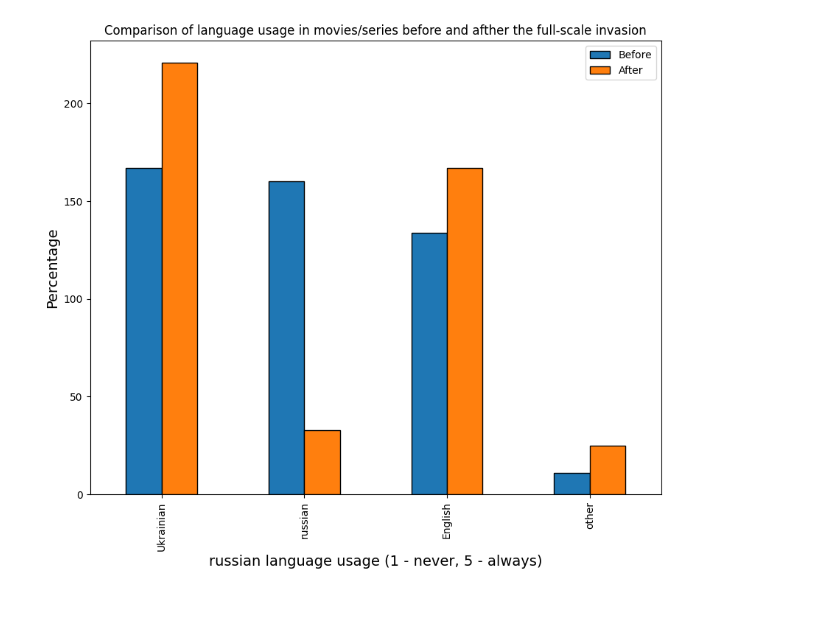
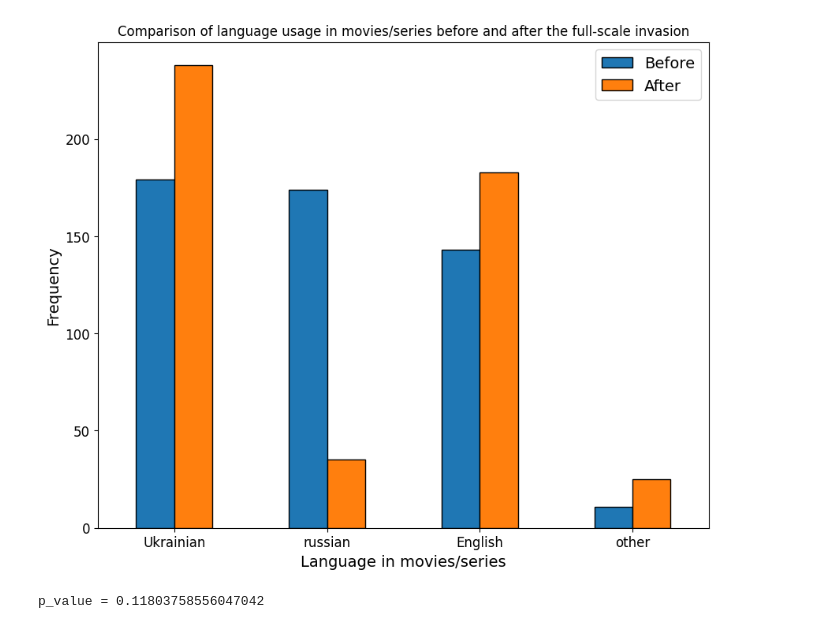
Before and after one commit to artemka169/statistic-and-probability-sem-2, a Jupyter notebook: main.ipynb, the cells around one changed output. Cells and saved outputs as stored; diff of their text form; code cells hidden in the pictures.

```diff
--- a/main.ipynb
+++ b/main.ipynb
@@ -9,6 +10,5 @@ from scipy import stats
 # %%
 data = pd.read_csv("data.csv")
-
 data = data.rename(columns={"Позначка часу": "time", "Ім'я користувача": "email", "Ваша стать?": "sex", "Ваш вік?":"age", "Чи є ви дійсним громадянином / громадянкою України?":"is_citizen", "З якого ви регіону України? (дуже умовний поділ, можете обрати два варіанти)":"region", "Чи проживаєте ви зараз на території України?":"where_live", "Наскільки часто ви використовували російську мову в повсякденному житті ДО початку повномасштабного вторгнення?":"lang_before", "Наскільки часто ви використовуєте російську мову в повсякденному житті зараз?":"lang_after", "Переглядаючи зарубіжний контент онлайн (фільми, серіали і тд), озвучку якою мовою ви використовували в більшості випадків ДО початку повномасштабного вторгнення? (можна обирати кілька варіантів)":"movies_before", "Переглядаючи зарубіжний контент онлайн (фільми, серіали і тд), озвучку якою мовою ви використовуєте зараз? (можна обирати кілька варіантів)":"movies_after", "Наскільки часто ви споживали контент російських авторів ДО початку повномасштабного вторшнення? (музика, фільми, ютуб канали, сторінки в соціальних мережах і тд)":"content_before", "Наскільки часто ви споживаєте контент російських авторів зараз? (музика, фільми, ютуб канали, сторінки в соціальних мережах і тд)":"content_after", "Маєте коментарі щодо опитування? Лишайте їх тут!":"comments"})
 data["sex"] = data["sex"].replace(['Чоловіча'], 'Male')
 data["sex"] = data["sex"].replace(['Жіноча'], 'Female')
@@ -17,10 +17,13 @@ data["sex"] = data["sex"].replace(['Небінарна'], 'NB')
 data["is_citizen"] = data["is_citizen"].replace(['Так'], 'yes')
 data = data[data["is_citizen"] == "yes"]
 
+data["region"] = data["region"].str.split(";")
+
+
+data["movies_before"] = data["movies_before"].str.split(";")
+data["movies_after"] = data["movies_after"].str.split(";")
+
 for _ in range (len(data)):
-    data["region"].iloc[_] = data["region"].iloc[_].split(";")
-    if data["region"].iloc[_] is not list:
-        data["region"].iloc[_] = list(data["region"].iloc[_])
     for i in range(len(data["region"].iloc[_])):
         if data["region"].iloc[_][i] == "Центральна/Північна Україна":
             data["region"].iloc[_][i] = "Сentral-north"
@@ -31,9 +34,6 @@ for _ in range (len(data)):
         elif data["region"].iloc[_][i] == "Південна Україна":
             data["region"].iloc[_][i] = "South"
 
-    data["movies_before"].iloc[_] = data["movies_before"].iloc[_].split(";")
-    if data["movies_before"].iloc[_] is not list:
-        data["movies_before"].iloc[_] = list(data["movies_before"].iloc[_])
     for i in range(len(data["movies_before"].iloc[_])):
         if data["movies_before"].iloc[_][i] == "Українською":
             data["movies_before"].iloc[_][i] = "Ukrainian"
@@ -43,9 +43,6 @@ for _ in range (len(data)):
             data["movies_before"].iloc[_][i] = "russian"
         else: data["movies_before"].iloc[_][i] = "other"
 
-    data["movies_after"].iloc[_] = data["movies_after"].iloc[_].split(";")
-    if data["movies_after"].iloc[_] is not list:
-        data["movies_after"].iloc[_] = list(data["movies_after"].iloc[_])
     for i in range(len(data["movies_after"].iloc[_])):
         if data["movies_after"].iloc[_][i] == "Українською":
             data["movies_after"].iloc[_][i] = "Ukrainian"
@@ -84,5 +81,3 @@ data["content_after"] = data["content_after"].replace(['У більшості в
 data["content_after"] = data["content_after"].replace(['Завжди'], 5)
 
 data = data.explode("region")
-
-data
@@ -511,33 +511,24 @@ plt.show()
 # %%
-# DIFFERENT LANGUAGES IN MOVIES BEFORE AND AFTER
+# plot for languages in movies before and after
 
-# create a new dataframe with the count of each unique value in each column
 compare_df = pd.DataFrame({'Before': pd.Series(np.concatenate(data["movies_before"].values)).value_counts(),
                            'After': pd.Series(np.concatenate(data["movies_after"].values)).value_counts()})
 compare_df = compare_df.reindex(index=["Ukrainian", "russian", "English", "other"])
 
-# create a bar plot comparison of the two columns
 compare_df.plot(kind='bar', figsize=(10, 8), edgecolor='black')
 
-# # add linear regressions for each column
-# x = np.arange(len(compare_df.index))
-# for i, column in enumerate(compare_df.columns):
-#     y = compare_df[column].values
-#     slope, intercept, r_value, p_value, std_err = stats.linregress(x, y)
-#     plt.plot(x, slope * x + intercept, color='C{}'.format(i), label='{} (r={:.2f})'.format(column, r_value))
+plt.xlabel('Language in movies/series', fontsize=14)
+plt.ylabel('Frequency', fontsize=14)
+plt.title('Comparison of language usage in movies/series before and after the full-scale invasion')
 
-# add labels and title to the plot
-plt.xlabel('russian language usage (1 - never, 5 - always)', fontsize=14)
-plt.ylabel('Percentage', fontsize=14)
-plt.title('Comparison of language usage in movies/series before and afther the full-scale invasion')
+x = np.arange(len(compare_df.index))  # Redefine x for this plot
+plt.xticks(x, compare_df.index, fontsize=12, rotation=0)
+plt.yticks(fontsize=12)
+plt.legend(fontsize=14)
 
-# increase the font size of the tick labels
-# plt.xticks(x, compare_df.index, fontsize=12, rotation=0)
-# plt.yticks(np.arange(0, 1.1, 0.1), ['{:.0f}%'.format(y * 100) for y in np.arange(0, 1.1, 0.1)], fontsize=12)
-# plt.legend(fontsize=14)
-
-# show and save the plot
-plt.savefig("movies_before_and_after.png", transparent=True)
+plt.savefig(os.path.join(abs_path, "plots/movies_before_and_after.png"), transparent=True)
 plt.show()
+print("p_value =", p_value)
 # %% [output]
-[figure, old version]
+[figure, new version]
+p_value = 0.11803758556047042
```
Also changed, not shown: parts of 23 cells of this notebook, 20 other files.
